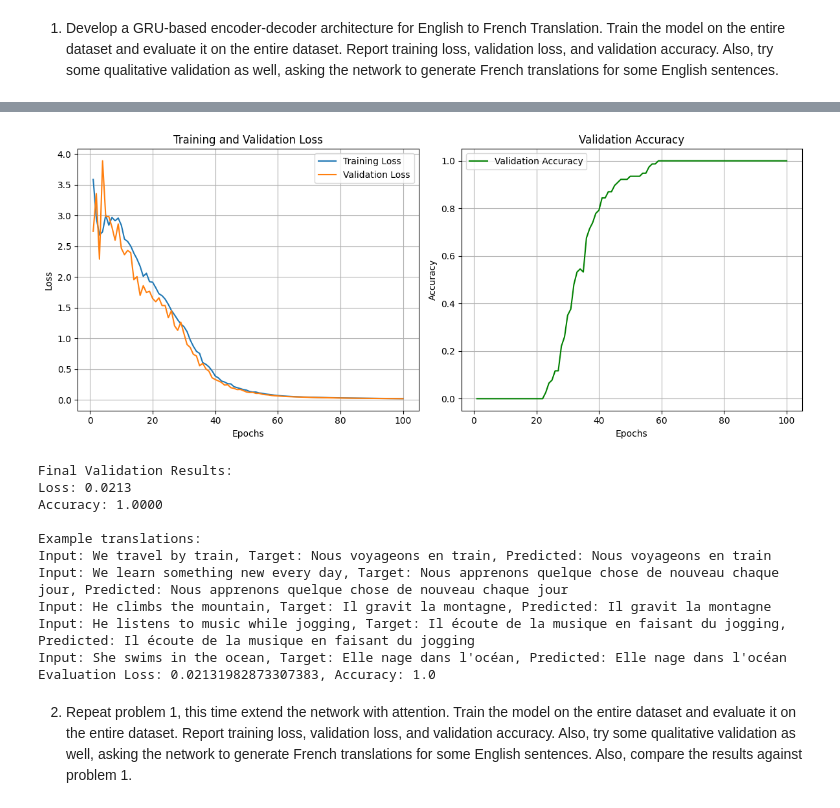
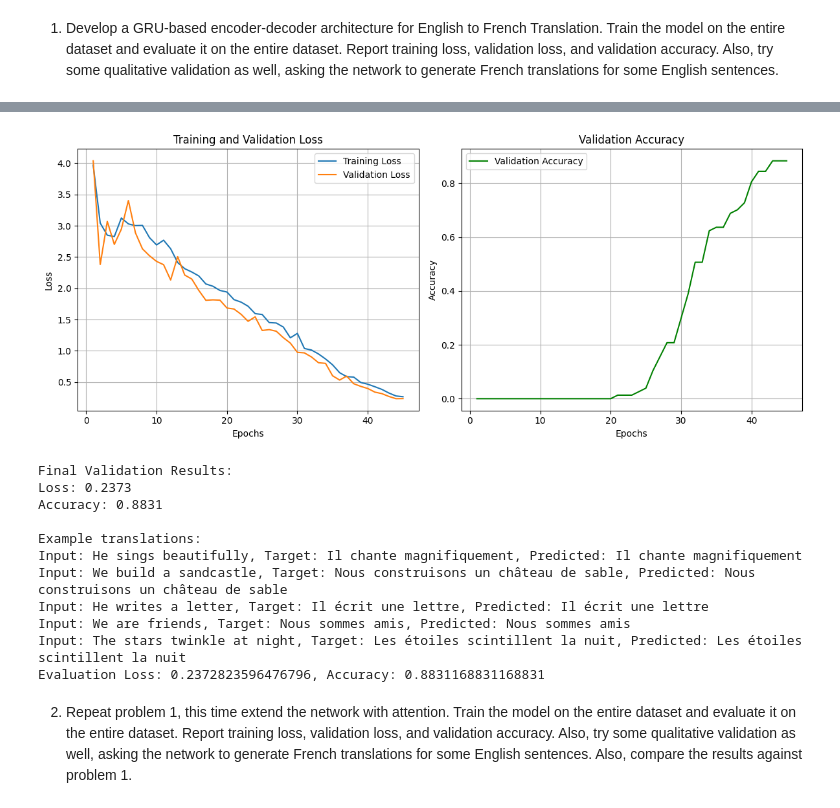
Before and after one commit to RocketDan11/ml, a Jupyter notebook: dl/homework/homework4.ipynb, the cells around one changed output, grey strips where cells are left out. Cells and saved outputs as stored; diff of their text form; code cells hidden in the pictures.

```diff
--- a/dl/homework/homework4.ipynb
+++ b/dl/homework/homework4.ipynb
@@ -9,6 +9,8 @@ from matplotlib.colors import LinearSegmentedColormap
 # Device configuration
 device = torch.device("cuda" if torch.cuda.is_available() else "cpu")
 print(device)
+
+N_EPOCHS = 45
 # %% [output]
 cuda
 # %% [markdown]
@@ -236,7 +238,7 @@ def train(input_tensor, target_tensor, encoder, decoder, encoder_optimizer, deco
 criterion = nn.NLLLoss()
 
 # Set number of epochs for training
-n_epochs = 50
+n_epochs = N_EPOCHS
 
 # Lists to store training and validation metrics
 train_losses = []
@@ -317,7 +319,7 @@ for epoch in range(n_epochs):
     val_accuracies.append(val_accuracy)
 
     # Print metrics every 10 epochs
-    if epoch % 10 == 0 or epoch == n_epochs:
+    if epoch % 5 == 0 or epoch == n_epochs - 1:
         print(f'Epoch {epoch+1}/{n_epochs}, Train Loss: {avg_train_loss:.4f}, Val Loss: {avg_val_loss:.4f}, Val Accuracy: {val_accuracy:.4f}')
 
 def evaluate_and_show_examples(encoder, decoder, dataloader, criterion, n_examples=10):
@@ -431,15 +432,15 @@ Epoch 100/100, Train Loss: 0.0220, Val Loss: 0.0213, Val Accuracy: 1.0000
-[figure, old version]
+[figure, new version]
 Final Validation Results:
-Loss: 0.0213
-Accuracy: 1.0000
+Loss: 0.2373
+Accuracy: 0.8831
 
 Example translations:
-Input: We travel by train, Target: Nous voyageons en train, Predicted: Nous voyageons en train
-Input: We learn something new every day, Target: Nous apprenons quelque chose de nouveau chaque jour, Predicted: Nous apprenons quelque chose de nouveau chaque jour
-Input: He climbs the mountain, Target: Il gravit la montagne, Predicted: Il gravit la montagne
-Input: He listens to music while jogging, Target: Il écoute de la musique en faisant du jogging, Predicted: Il écoute de la musique en faisant du jogging
-Input: She swims in the ocean, Target: Elle nage dans l'océan, Predicted: Elle nage dans l'océan
-Evaluation Loss: 0.02131982873307383, Accuracy: 1.0
+Input: He sings beautifully, Target: Il chante magnifiquement, Predicted: Il chante magnifiquement
+Input: We build a sandcastle, Target: Nous construisons un château de sable, Predicted: Nous construisons un château de sable
+Input: He writes a letter, Target: Il écrit une lettre, Predicted: Il écrit une lettre
+Input: We are friends, Target: Nous sommes amis, Predicted: Nous sommes amis
+Input: The stars twinkle at night, Target: Les étoiles scintillent la nuit, Predicted: Les étoiles scintillent la nuit
+Evaluation Loss: 0.2372823596476796, Accuracy: 0.8831168831168831
 # %% [markdown]
 2. Repeat problem 1, this time extend the network with attention. Train the model on the entire dataset and evaluate it on the entire dataset. Report training loss, validation loss, and validation accuracy. Also, try some qualitative validation as well, asking the network to generate French translations for some English sentences. Also, compare the results against problem 1.
 # %%
```
Also changed, not shown: parts of 4 cells of this notebook.
